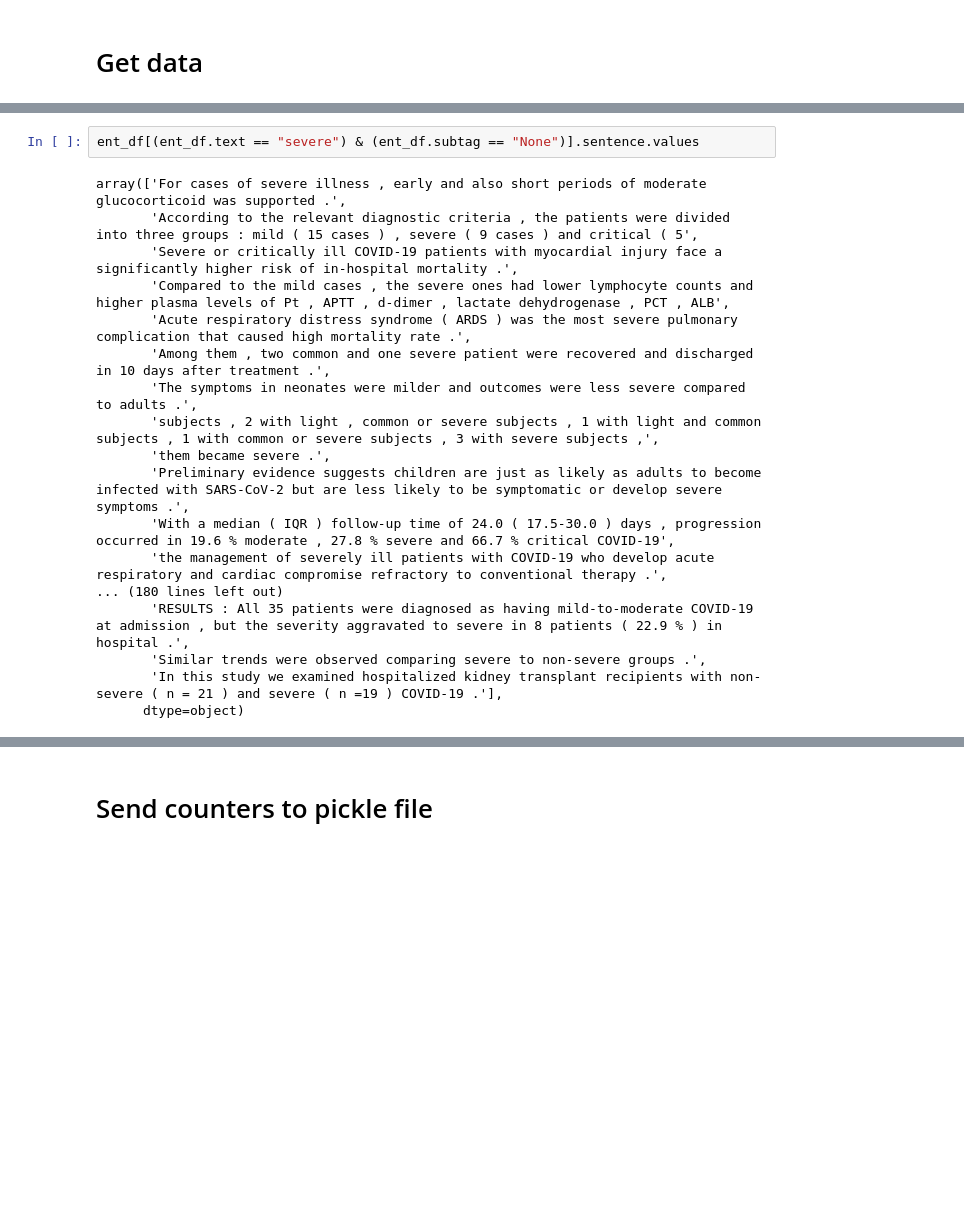
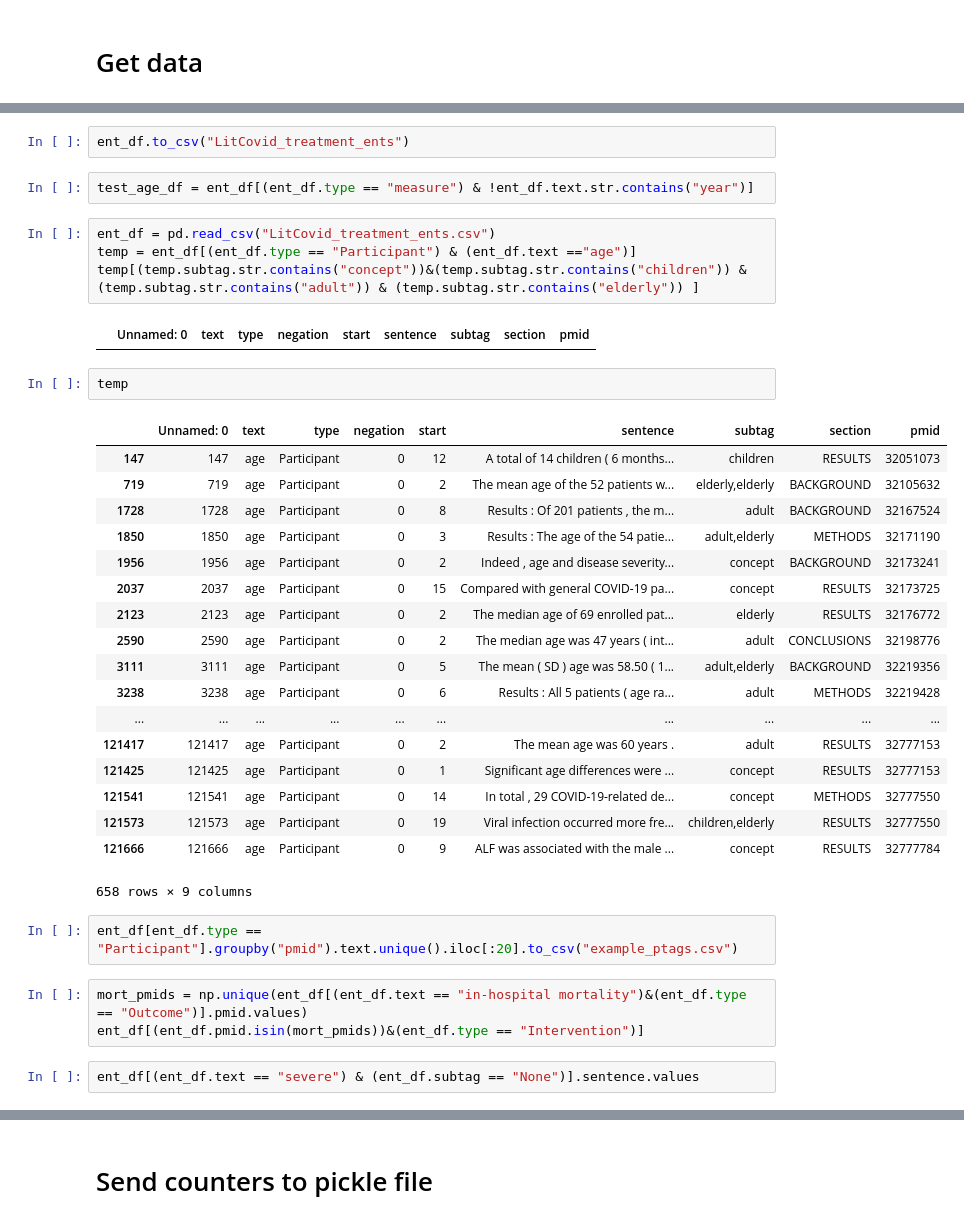
Before and after one commit to dr-haoliu/PICOElementMapProject, a Jupyter notebook: Litcovid Data Processor.ipynb, the cells around one changed output, grey strips where cells are left out. Saved outputs shown, nothing was run; the diff lists cells and outputs as text; blank space fills up the shorter version.

Commit message:
added new csv's; updated subtag

```diff
--- a/Litcovid Data Processor.ipynb
+++ b/Litcovid Data Processor.ipynb
@@ -326,23 +392,41 @@ ent_df[(ent_df.text == "age")& (ent_df.subtag != "concept")]
+# %%
+ent_df.to_csv("LitCovid_treatment_ents")
+# %%
+test_age_df = ent_df[(ent_df.type == "measure") & !ent_df.text.str.contains("year")]
+# %%
+ent_df = pd.read_csv("LitCovid_treatment_ents.csv")
+temp = ent_df[(ent_df.type == "Participant") & (ent_df.text =="age")]
+temp[(temp.subtag.str.contains("concept"))&(temp.subtag.str.contains("children")) & (temp.subtag.str.contains("adult")) & (temp.subtag.str.contains("elderly")) ]
+# %% [output]
+|  | Unnamed: 0 | text | type | negation | start | sentence | subtag | section | pmid |
+# %%
+temp
+# %% [output]
+|  | Unnamed: 0 | text | type | negation | start | sentence | subtag | section | pmid |
+| 147 | 147 | age | Participant | 0 | 12 | A total of 14 children ( 6 months... | children | RESULTS | 32051073 |
+| 719 | 719 | age | Participant | 0 | 2 | The mean age of the 52 patients w... | elderly,elderly | BACKGROUND | 32105632 |
+| 1728 | 1728 | age | Participant | 0 | 8 | Results : Of 201 patients , the m... | adult | BACKGROUND | 32167524 |
+| 1850 | 1850 | age | Participant | 0 | 3 | Results : The age of the 54 patie... | adult,elderly | METHODS | 32171190 |
+| 1956 | 1956 | age | Participant | 0 | 2 | Indeed , age and disease severity... | concept | BACKGROUND | 32173241 |
+| 2037 | 2037 | age | Participant | 0 | 15 | Compared with general COVID-19 pa... | concept | RESULTS | 32173725 |
+| 2123 | 2123 | age | Participant | 0 | 2 | The median age of 69 enrolled pat... | elderly | RESULTS | 32176772 |
+| 2590 | 2590 | age | Participant | 0 | 2 | The median age was 47 years ( int... | adult | CONCLUSIONS | 32198776 |
+| 3111 | 3111 | age | Participant | 0 | 5 | The mean ( SD ) age was 58.50 ( 1... | adult,elderly | BACKGROUND | 32219356 |
+| 3238 | 3238 | age | Participant | 0 | 6 | Results : All 5 patients ( age ra... | adult | METHODS | 32219428 |
+| ... | ... | ... | ... | ... | ... | ... | ... | ... | ... |
+| 121417 | 121417 | age | Participant | 0 | 2 | The mean age was 60 years . | adult | RESULTS | 32777153 |
+| 121425 | 121425 | age | Participant | 0 | 1 | Significant age differences were ... | concept | RESULTS | 32777153 |
+| 121541 | 121541 | age | Participant | 0 | 14 | In total , 29 COVID-19-related de... | concept | METHODS | 32777550 |
+| 121573 | 121573 | age | Participant | 0 | 19 | Viral infection occurred more fre... | children,elderly | RESULTS | 32777550 |
+| 121666 | 121666 | age | Participant | 0 | 9 | ALF was associated with the male ... | concept | RESULTS | 32777784 |
+658 rows × 9 columns
+# %%
+ent_df[ent_df.type == "Participant"].groupby("pmid").text.unique().iloc[:20].to_csv("example_ptags.csv")
+# %%
+mort_pmids = np.unique(ent_df[(ent_df.text == "in-hospital mortality")&(ent_df.type == "Outcome")].pmid.values)
+ent_df[(ent_df.pmid.isin(mort_pmids))&(ent_df.type == "Intervention")]
 # %%
 ent_df[(ent_df.text == "severe") & (ent_df.subtag == "None")].sentence.values
-# %% [output]
-array(['For cases of severe illness , early and also short periods of moderate glucocorticoid was supported .',
-       'According to the relevant diagnostic criteria , the patients were divided into three groups : mild ( 15 cases ) , severe ( 9 cases ) and critical ( 5',
-       'Severe or critically ill COVID-19 patients with myocardial injury face a significantly higher risk of in-hospital mortality .',
-       'Compared to the mild cases , the severe ones had lower lymphocyte counts and higher plasma levels of Pt , APTT , d-dimer , lactate dehydrogenase , PCT , ALB',
-       'Acute respiratory distress syndrome ( ARDS ) was the most severe pulmonary complication that caused high mortality rate .',
-       'Among them , two common and one severe patient were recovered and discharged in 10 days after treatment .',
-       'The symptoms in neonates were milder and outcomes were less severe compared to adults .',
-       'subjects , 2 with light , common or severe subjects , 1 with light and common subjects , 1 with common or severe subjects , 3 with severe subjects ,',
-       'them became severe .',
-       'Preliminary evidence suggests children are just as likely as adults to become infected with SARS-CoV-2 but are less likely to be symptomatic or develop severe symptoms .',
-       'With a median ( IQR ) follow-up time of 24.0 ( 17.5-30.0 ) days , progression occurred in 19.6 % moderate , 27.8 % severe and 66.7 % critical COVID-19',
-       'the management of severely ill patients with COVID-19 who develop acute respiratory and cardiac compromise refractory to conventional therapy .',
-... (180 lines left out)
-       'RESULTS : All 35 patients were diagnosed as having mild-to-moderate COVID-19 at admission , but the severity aggravated to severe in 8 patients ( 22.9 % ) in hospital .',
-       'Similar trends were observed comparing severe to non-severe groups .',
-       'In this study we examined hospitalized kidney transplant recipients with non-severe ( n = 21 ) and severe ( n =19 ) COVID-19 .'],
-      dtype=object)
 # %%
 file = "32013309.json"
 file_path = os.path.join(folder, file)
```
Also changed, not shown: parts of 15 cells of this notebook, 12 other files.
